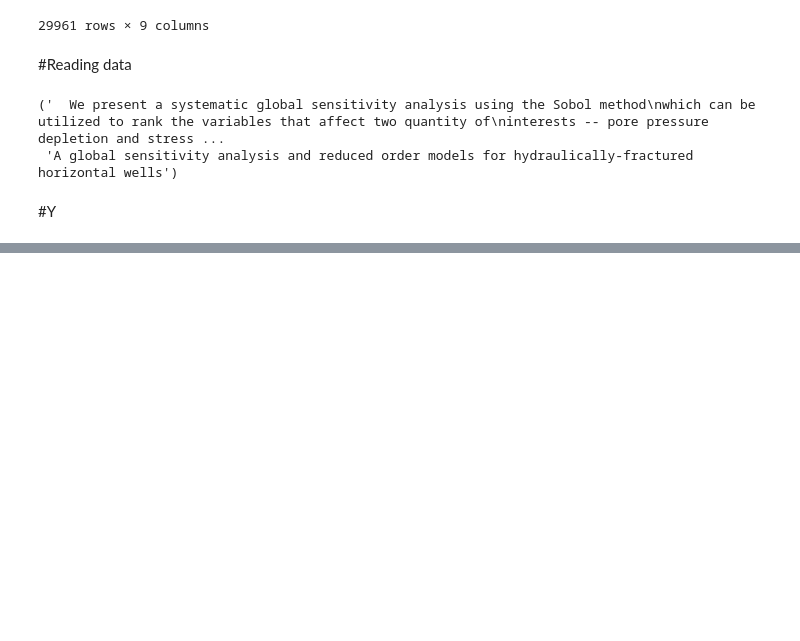
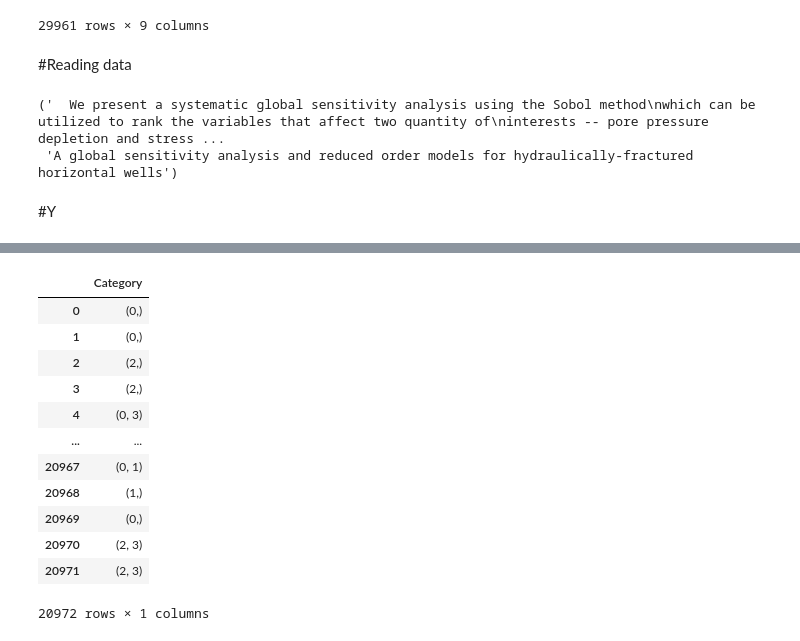
Before and after one commit to vyassuyog1/Janta-hack1, a Jupyter notebook: JantaHackLibrary.ipynb, the cells around one changed output, grey strips where cells are left out. Saved outputs shown, nothing was run; the diff lists cells and outputs as text; code cells hidden in the pictures; blank space fills up the shorter version.

```diff
--- a/JantaHackLibrary.ipynb
+++ b/JantaHackLibrary.ipynb
@@ -111,0 +158,18 @@ NameError: ignored
+# %%
+Y=pd.DataFrame(Y,columns=["Category"])
+Y["Category"]=[tuple(i) for i  in Y.Category]
+Y
+# %% [output]
+|  | Category |
+| 0 | (0,) |
+| 1 | (0,) |
+| 2 | (2,) |
+| 3 | (2,) |
+| 4 | (0, 3) |
+| ... | ... |
+| 20967 | (0, 1) |
+| 20968 | (1,) |
+| 20969 | (0,) |
+| 20970 | (2, 3) |
+| 20971 | (2, 3) |
+20972 rows × 1 columns
```
Also changed, not shown: parts of 45 cells of this notebook.
